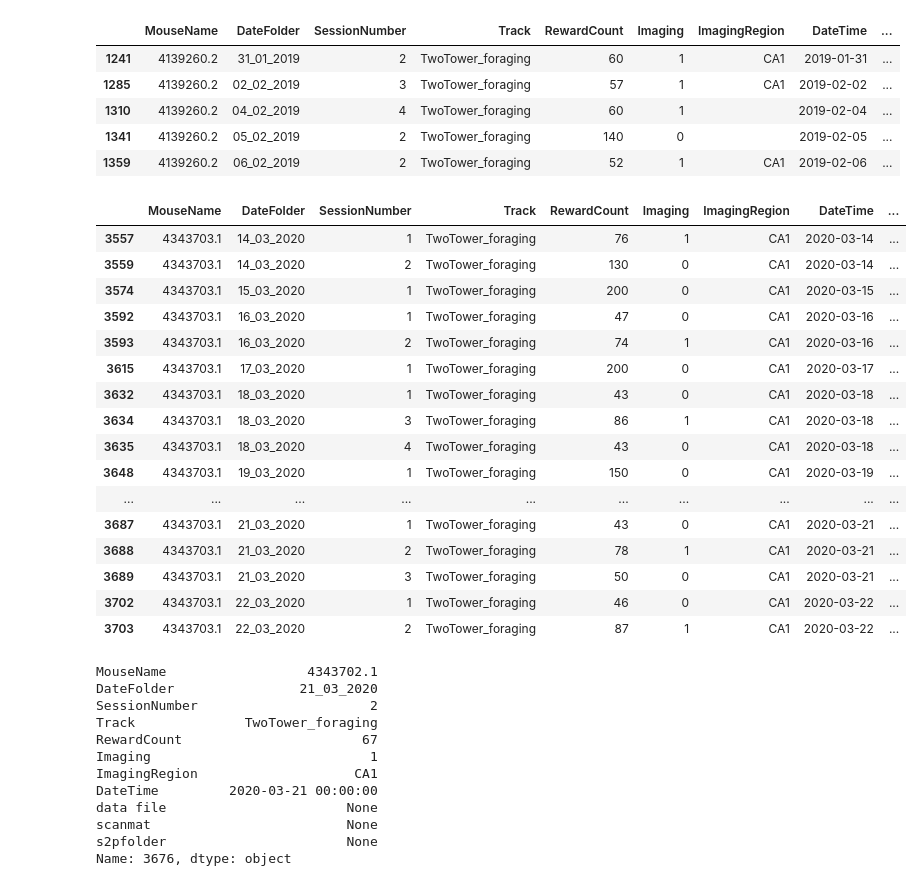
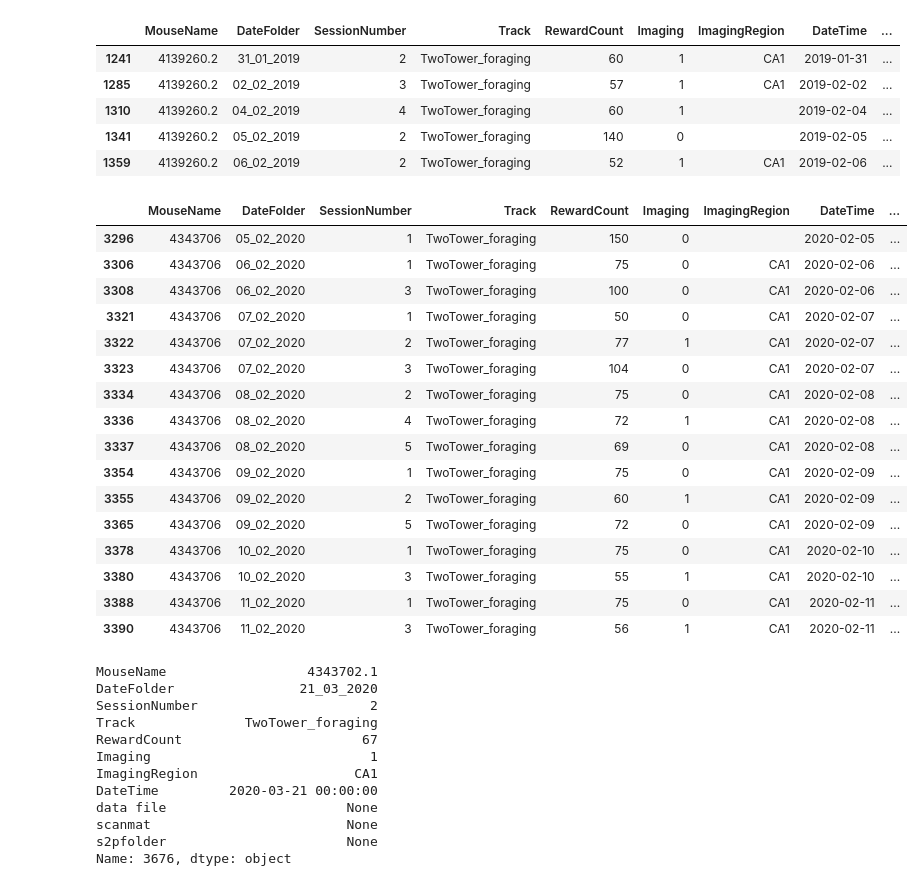
Before and after one commit to GiocomoLab/PlittGiocomo_2021, a Jupyter notebook: scratch/inspect_s2p_pkls.ipynb, the cells around one changed output. Cells and saved outputs as stored; diff of their text form; code cells hidden in the pictures.

```diff
--- a/scratch/inspect_s2p_pkls.ipynb
+++ b/scratch/inspect_s2p_pkls.ipynb
@@ -44,26 +44,26 @@ df.head()
 | 1341 | 4139260.2 | 05_02_2019 | 2 | TwoTower_foraging | 140 | 0 |  | 2019-02-05 | ... |
 | 1359 | 4139260.2 | 06_02_2019 | 2 | TwoTower_foraging | 52 | 1 | CA1 | 2019-02-06 | ... |
 # %%
-mouse_df = df.loc[df['MouseName']==m.mouse_metadata.rare_mice[4],:]
+mouse_df = df.loc[df['MouseName']==m.mouse_metadata.rare_mice[5],:]
 mouse_df.head(20)
 # %% [output]
 |  | MouseName | DateFolder | SessionNumber | Track | RewardCount | Imaging | ImagingRegion | DateTime | ... |
-| 3557 | 4343703.1 | 14_03_2020 | 1 | TwoTower_foraging | 76 | 1 | CA1 | 2020-03-14 | ... |
-| 3559 | 4343703.1 | 14_03_2020 | 2 | TwoTower_foraging | 130 | 0 | CA1 | 2020-03-14 | ... |
-| 3574 | 4343703.1 | 15_03_2020 | 1 | TwoTower_foraging | 200 | 0 | CA1 | 2020-03-15 | ... |
-| 3592 | 4343703.1 | 16_03_2020 | 1 | TwoTower_foraging | 47 | 0 | CA1 | 2020-03-16 | ... |
-| 3593 | 4343703.1 | 16_03_2020 | 2 | TwoTower_foraging | 74 | 1 | CA1 | 2020-03-16 | ... |
-| 3615 | 4343703.1 | 17_03_2020 | 1 | TwoTower_foraging | 200 | 0 | CA1 | 2020-03-17 | ... |
-| 3632 | 4343703.1 | 18_03_2020 | 1 | TwoTower_foraging | 43 | 0 | CA1 | 2020-03-18 | ... |
-| 3634 | 4343703.1 | 18_03_2020 | 3 | TwoTower_foraging | 86 | 1 | CA1 | 2020-03-18 | ... |
-| 3635 | 4343703.1 | 18_03_2020 | 4 | TwoTower_foraging | 43 | 0 | CA1 | 2020-03-18 | ... |
-| 3648 | 4343703.1 | 19_03_2020 | 1 | TwoTower_foraging | 150 | 0 | CA1 | 2020-03-19 | ... |
-| ... | ... | ... | ... | ... | ... | ... | ... | ... | ... |
-| 3687 | 4343703.1 | 21_03_2020 | 1 | TwoTower_foraging | 43 | 0 | CA1 | 2020-03-21 | ... |
-| 3688 | 4343703.1 | 21_03_2020 | 2 | TwoTower_foraging | 78 | 1 | CA1 | 2020-03-21 | ... |
-| 3689 | 4343703.1 | 21_03_2020 | 3 | TwoTower_foraging | 50 | 0 | CA1 | 2020-03-21 | ... |
-| 3702 | 4343703.1 | 22_03_2020 | 1 | TwoTower_foraging | 46 | 0 | CA1 | 2020-03-22 | ... |
-| 3703 | 4343703.1 | 22_03_2020 | 2 | TwoTower_foraging | 87 | 1 | CA1 | 2020-03-22 | ... |
+| 3296 | 4343706 | 05_02_2020 | 1 | TwoTower_foraging | 150 | 0 |  | 2020-02-05 | ... |
+| 3306 | 4343706 | 06_02_2020 | 1 | TwoTower_foraging | 75 | 0 | CA1 | 2020-02-06 | ... |
+| 3308 | 4343706 | 06_02_2020 | 3 | TwoTower_foraging | 100 | 0 | CA1 | 2020-02-06 | ... |
+| 3321 | 4343706 | 07_02_2020 | 1 | TwoTower_foraging | 50 | 0 | CA1 | 2020-02-07 | ... |
+| 3322 | 4343706 | 07_02_2020 | 2 | TwoTower_foraging | 77 | 1 | CA1 | 2020-02-07 | ... |
+| 3323 | 4343706 | 07_02_2020 | 3 | TwoTower_foraging | 104 | 0 | CA1 | 2020-02-07 | ... |
+| 3334 | 4343706 | 08_02_2020 | 2 | TwoTower_foraging | 75 | 0 | CA1 | 2020-02-08 | ... |
+| 3336 | 4343706 | 08_02_2020 | 4 | TwoTower_foraging | 72 | 1 | CA1 | 2020-02-08 | ... |
+| 3337 | 4343706 | 08_02_2020 | 5 | TwoTower_foraging | 69 | 0 | CA1 | 2020-02-08 | ... |
+| 3354 | 4343706 | 09_02_2020 | 1 | TwoTower_foraging | 75 | 0 | CA1 | 2020-02-09 | ... |
+| 3355 | 4343706 | 09_02_2020 | 2 | TwoTower_foraging | 60 | 1 | CA1 | 2020-02-09 | ... |
+| 3365 | 4343706 | 09_02_2020 | 5 | TwoTower_foraging | 72 | 0 | CA1 | 2020-02-09 | ... |
+| 3378 | 4343706 | 10_02_2020 | 1 | TwoTower_foraging | 75 | 0 | CA1 | 2020-02-10 | ... |
+| 3380 | 4343706 | 10_02_2020 | 3 | TwoTower_foraging | 55 | 1 | CA1 | 2020-02-10 | ... |
+| 3388 | 4343706 | 11_02_2020 | 1 | TwoTower_foraging | 75 | 0 | CA1 | 2020-02-11 | ... |
+| 3390 | 4343706 | 11_02_2020 | 3 | TwoTower_foraging | 56 | 1 | CA1 | 2020-02-11 | ... |
 # %%
 mouse_df.iloc[5]
 # %% [output]
```
Also changed, not shown: 8 other files.
